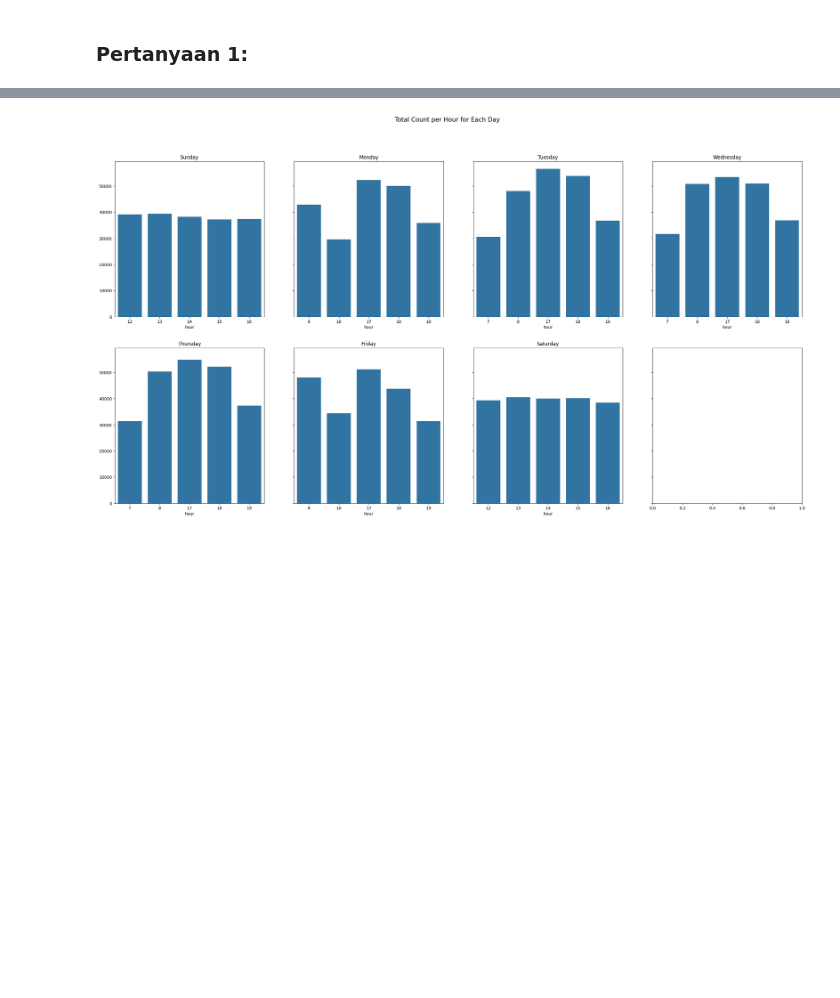
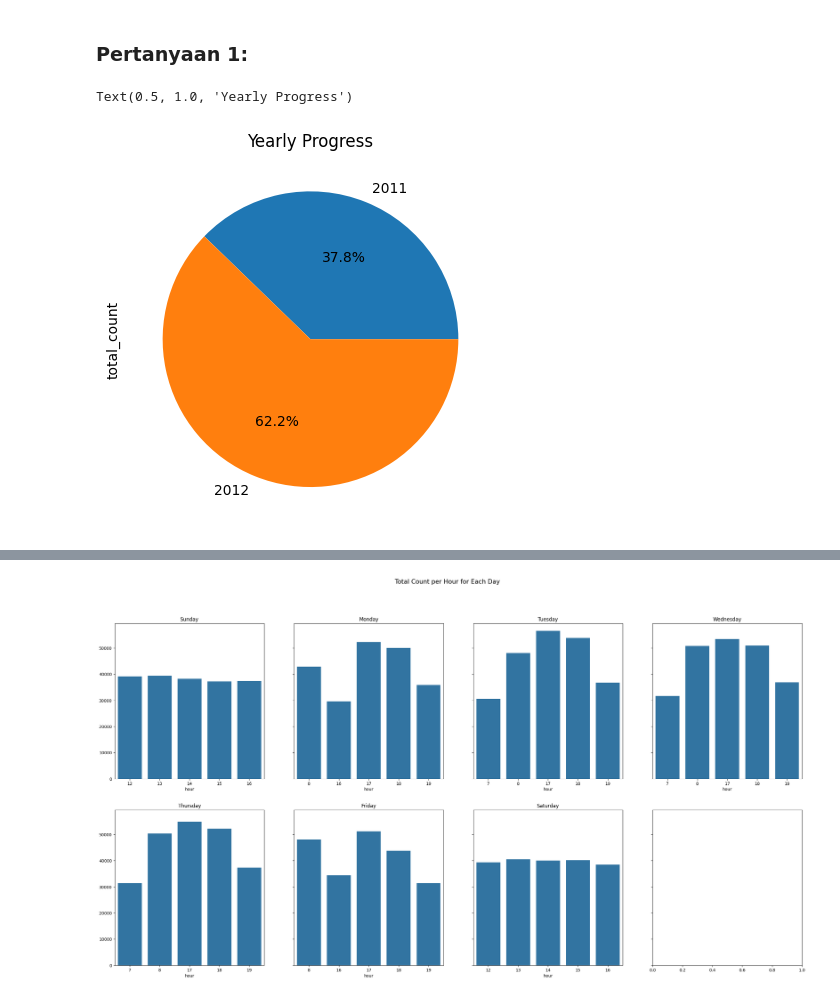
Before and after one commit to 337ubaid/proyek_akhir_analisis_data_dicoding, a Jupyter notebook: notebook.ipynb, the cells around one changed output, grey strips where cells are left out. Saved outputs shown, nothing was run; the diff lists cells and outputs as text; code cells hidden in the pictures; blank space fills up the shorter version.

Commit message:
explore rental correlation and visualize it

```diff
--- a/notebook.ipynb
+++ b/notebook.ipynb
@@ -191,8 +191,8 @@ loghour_df.describe()
 Data sudah bersih karena tidak ada duplikasi data, missing value, inaccurate value, dan kesalahan tipe data.
 # %%
 # mengubah format ke datetime
-logday_df['dteday'] = pd.to_datetime(logday_df['dteday'])
-loghour_df['dteday'] = pd.to_datetime(loghour_df['dteday'])
+logdayraw_df['dteday'] = pd.to_datetime(logdayraw_df['dteday'])
+loghourraw_df['dteday'] = pd.to_datetime(loghourraw_df['dteday'])
 # %%
 """
 Membuat dictionary untuk memudahkan membaca data
@@ -206,7 +206,7 @@ weather_condition = {1: 'Clear', 2: 'Mist', 3: 'Light Snow', 4: 'Heavy Rain'}
 """
 Mengubah beberapa variabel untuk memudahkan membaca data
 """
-logday_df.rename(columns={
+logdayraw_df.rename(columns={
     'instant': 'rec_id',
     'dteday': 'datetime',
     'yr': 'year',
@@ -217,7 +217,7 @@ logday_df.rename(columns={
     'hum': 'humidity',
     'cnt': 'total_count',
 }, inplace=True)
-loghour_df.rename(columns={
+loghourraw_df.rename(columns={
     'instant': 'rec_id',
     'dteday': 'datetime',
     'yr': 'year',
@@ -253,6 +245,7 @@ loghour_df.head()
 | 3 | 4 | 2011-01-01 | Winter | 2011 | January | 3 | 0 | Saturday | 0 | ... |
 | 4 | 5 | 2011-01-01 | Winter | 2011 | January | 4 | 0 | Saturday | 0 | ... |
 # %%
+logday_df = logdayraw_df.copy()
 logday_df['season'] = logday_df['season'].map(seasons)
 logday_df['year'] = logday_df['year'].map(year)
 logday_df['month'] = logday_df['month'].map(months)
@@ -349,7 +342,6 @@ Morning      5088
 Afternoon    4375
 Name: count, dtype: int64
 # %%
-loghour_df.groupby(by=['month', 'hour']).agg({
-    'total_count': 'sum'
-})
+yearly_progress = logday_df.groupby(by='year').total_count.sum()
+yearly_progress
 # %% [output]
@@ -371,3 +438,9 @@ loghour_df.groupby(by=['month', 'hour']).agg({
 ## Visualization & Explanatory Analysis
 # %% [markdown]
 ### Pertanyaan 1:
+# %%
+yearly_progress.plot(kind='pie', labels=yearly_progress.index, autopct='%1.1f%%')
+plt.title('Yearly Progress')
+# %% [output]
+Text(0.5, 1.0, 'Yearly Progress')
+[figure, added]
```
Also changed, not shown: parts of 25 cells of this notebook.
